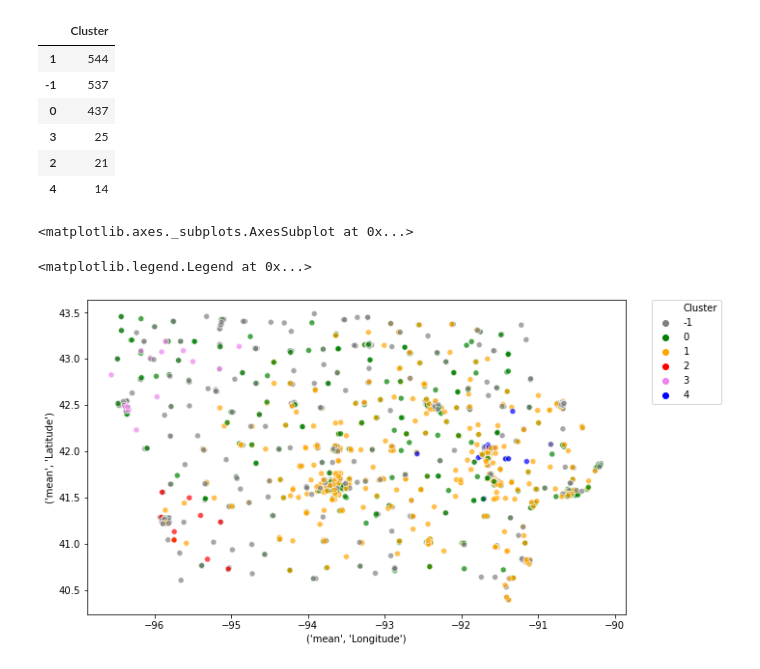
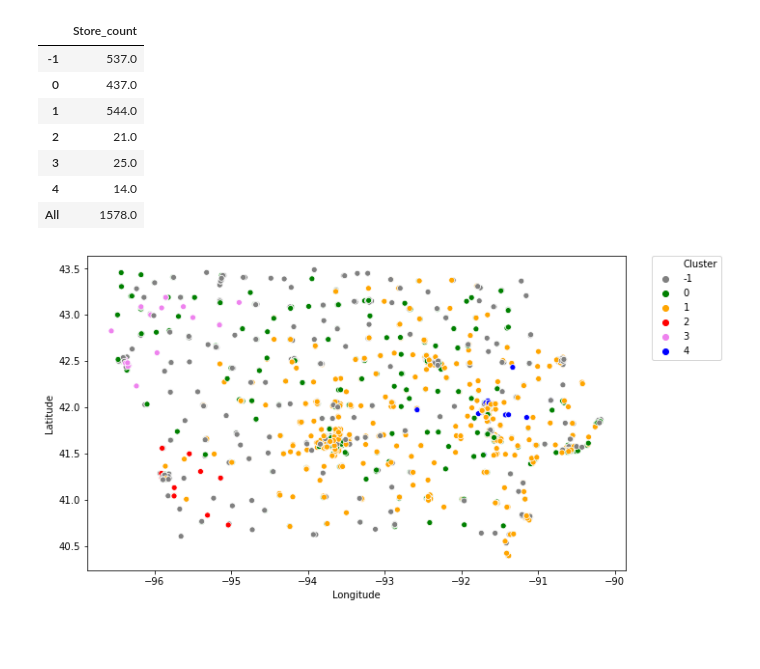
Before and after one commit to gatewaycat/iowa-liquor-sales2, a Jupyter notebook: 4-clustering.ipynb, the cells around one changed output. Saved outputs shown, nothing was run; the diff lists cells and outputs as text; code cells hidden in the pictures; blank space fills up the shorter version.

Commit message:
Add tables and rerun 4-clustering

```diff
--- a/4-clustering.ipynb
+++ b/4-clustering.ipynb
@@ -42,0 +25,21 @@ stores19_features
+# %%
+stores19_features = pd.read_pickle('stores19.pickle')
+
+## Feature Selection
+stores19_features = stores19_features[[
+    ('Cents_pc','Vodka'),
+    ('Cents_pc','Whiskey'),
+    ('Cents_pc','Neutral'),
+    ('nunique','Category'),
+    ('nunique','Invoice'),
+    ('nunique','Item_num'),
+    ('nunique','Vendor_num'),
+    ('sum','Cents'),
+    ('mean','Latitude'),
+    ('mean','Longitude'),
+    ('Dol_per_gal','Tequila'),
+    ('Dol_per_gal','All'),
+]]
+
+stores19_features = stores19_features.dropna()
+stores19_features
@@ -54,43 +73,47 @@ np.random.seed(31415) # Only to preproduce PNG in README
 db = DBSCAN(eps=EPSILON, min_samples=N_SAMPLES).fit(cluster_scaled)
 labels = db.labels_
 
 cluster_df['Cluster']=labels
 
 value_counts = pd.DataFrame(cluster_df.Cluster.value_counts())
-value_counts
+value_counts = value_counts.sort_index()
+value_counts.loc['All','Cluster'] = value_counts.sum().to_list()[0]
+value_counts = value_counts.rename(columns={'Cluster':'Store_count'})
+display(value_counts)
 
 cluster_numbers = list(value_counts.index)
 cluster_numbers.remove(-1)
 cluster_renumbering = {val:i for i,val in enumerate(cluster_numbers)}
 cluster_renumbering = {-1:-1, **cluster_renumbering}
 # cluster_renumbering
 
 # Plot clusters excluding outliers
 fig,ax = plt.subplots(figsize=(10,6))
 sns.scatterplot(
 #     data=cluster_df[cluster_df.Cluster!=-1], # Exclude outliers
     data=cluster_df,
     x=('mean','Longitude'),
     y=('mean','Latitude'),
     hue="Cluster",
     legend='full',
 #     palette=plt.get_cmap('Set1'),
     palette='gray green orange red violet blue'.split(),
-    alpha=0.7,
+#     alpha=0.7,
     ax=ax,
 )
-plt.legend(bbox_to_anchor=(1.05, 1), loc=2, borderaxespad=0.)
+ax.set_xlabel('Longitude')
+ax.set_ylabel('Latitude')
+plt.legend(bbox_to_anchor=(1.05, 1), loc=2, borderaxespad=0.);
 
 # plt.xlim(-94,-93) # To check Des Moines region
 # plt.ylim(41,42)   # To check Des Moines region
 # %% [output]
-|  | Cluster |
-| 1 | 544 |
-| -1 | 537 |
-| 0 | 437 |
-| 3 | 25 |
-| 2 | 21 |
-| 4 | 14 |
+|  | Store_count |
+| -1 | 537.0 |
+| 0 | 437.0 |
+| 1 | 544.0 |
+| 2 | 21.0 |
+| 3 | 25.0 |
+| 4 | 14.0 |
+| All | 1578.0 |
-<matplotlib.axes._subplots.AxesSubplot at 0x...>
-<matplotlib.legend.Legend at 0x...>
-[figure, old version]
+[figure, new version]
```
Also changed, not shown: parts of 6 cells of this notebook.
